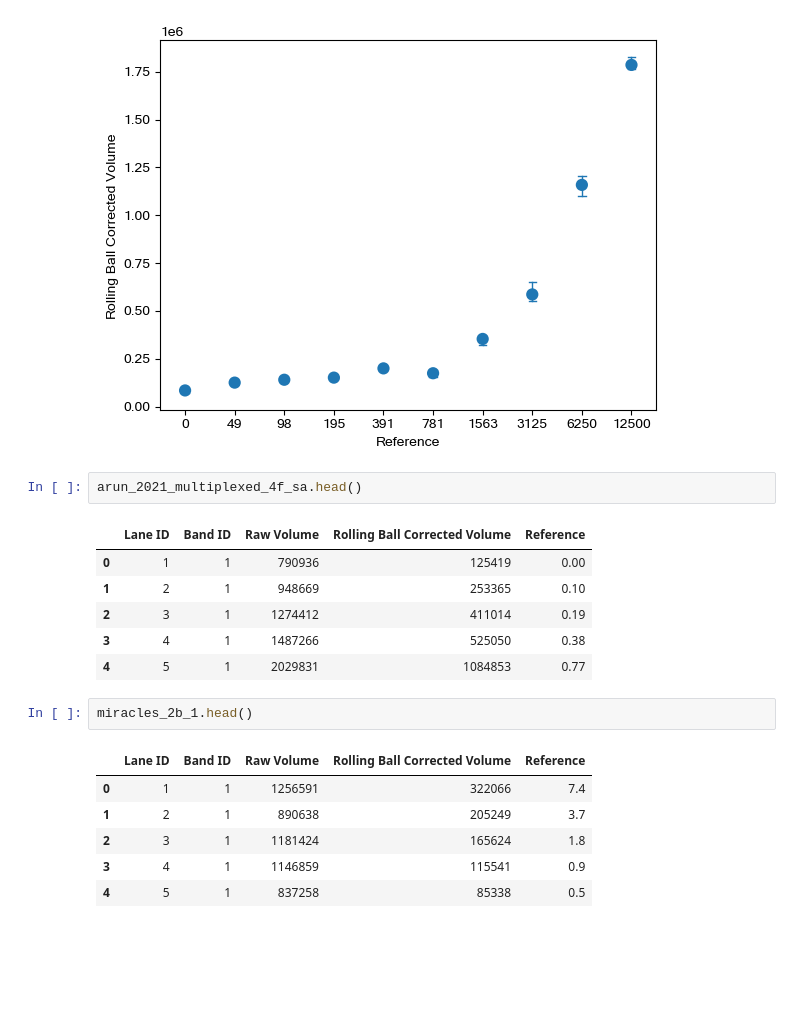
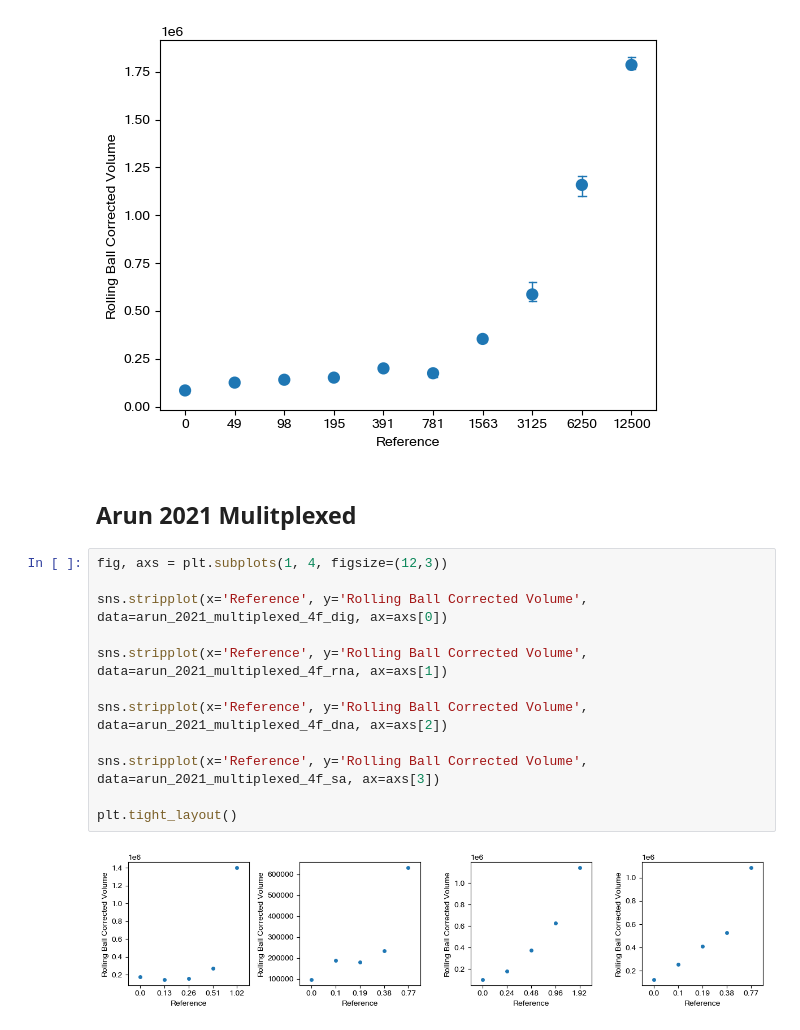
Before and after one commit to mattaq31/GelGenie, a Jupyter notebook: python-gelgenie/statistical_analysis/Paper Comparison Analysis (Clean).ipynb, the cells around one changed output. Cells and saved outputs as stored; diff of their text form; blank space fills up the shorter version.

```diff
--- a/python-gelgenie/statistical_analysis/Paper Comparison Analysis (Clean).ipynb
+++ b/python-gelgenie/statistical_analysis/Paper Comparison Analysis (Clean).ipynb
@@ -233,21 +233,19 @@ sns.pointplot(data=full_arun_multiplexed_df, x='Reference', y='Rolling Ball Corr
 # %% [output]
 <Axes: xlabel='Reference', ylabel='Rolling Ball Corrected Volume'>
 [figure]
+# %% [markdown]
+## Arun 2021 Mulitplexed
 # %%
-arun_2021_multiplexed_4f_sa.head()
+fig, axs = plt.subplots(1, 4, figsize=(12,3))
+
+sns.stripplot(x='Reference', y='Rolling Ball Corrected Volume', data=arun_2021_multiplexed_4f_dig, ax=axs[0])
+
+sns.stripplot(x='Reference', y='Rolling Ball Corrected Volume', data=arun_2021_multiplexed_4f_rna, ax=axs[1])
+
+sns.stripplot(x='Reference', y='Rolling Ball Corrected Volume', data=arun_2021_multiplexed_4f_dna, ax=axs[2])
+
+sns.stripplot(x='Reference', y='Rolling Ball Corrected Volume', data=arun_2021_multiplexed_4f_sa, ax=axs[3])
+
+plt.tight_layout()
 # %% [output]
-|  | Lane ID | Band ID | Raw Volume | Rolling Ball Corrected Volume | Reference |
-| 0 | 1 | 1 | 790936 | 125419 | 0.00 |
-| 1 | 2 | 1 | 948669 | 253365 | 0.10 |
-| 2 | 3 | 1 | 1274412 | 411014 | 0.19 |
-| 3 | 4 | 1 | 1487266 | 525050 | 0.38 |
-| 4 | 5 | 1 | 2029831 | 1084853 | 0.77 |
+[figure, added]
-# %%
-miracles_2b_1.head()
-# %% [output]
-|  | Lane ID | Band ID | Raw Volume | Rolling Ball Corrected Volume | Reference |
-| 0 | 1 | 1 | 1256591 | 322066 | 7.4 |
-| 1 | 2 | 1 | 890638 | 205249 | 3.7 |
-| 2 | 3 | 1 | 1181424 | 165624 | 1.8 |
-| 3 | 4 | 1 | 1146859 | 115541 | 0.9 |
-| 4 | 5 | 1 | 837258 | 85338 | 0.5 |
```
Also changed, not shown: parts of 4 cells of this notebook.
